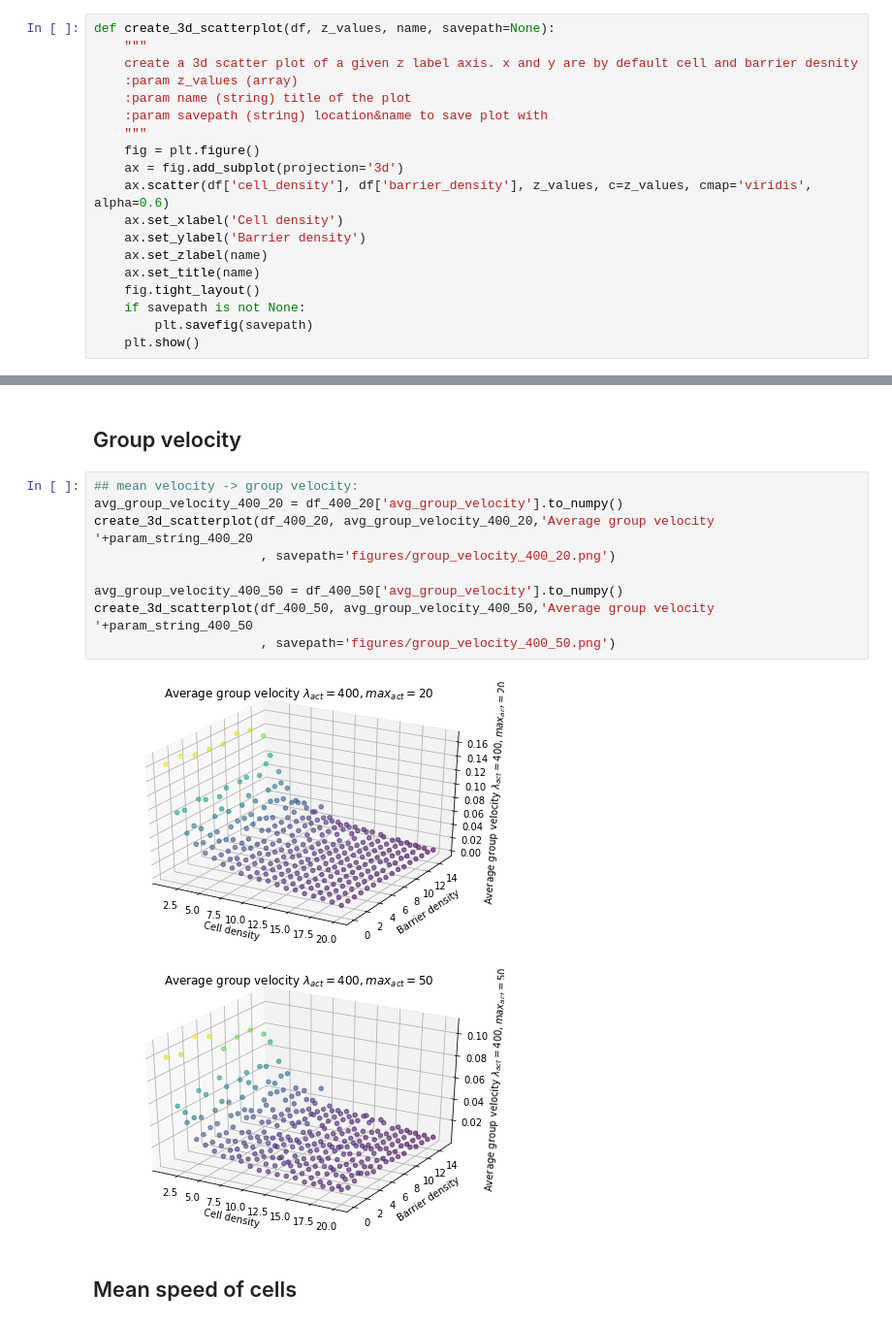
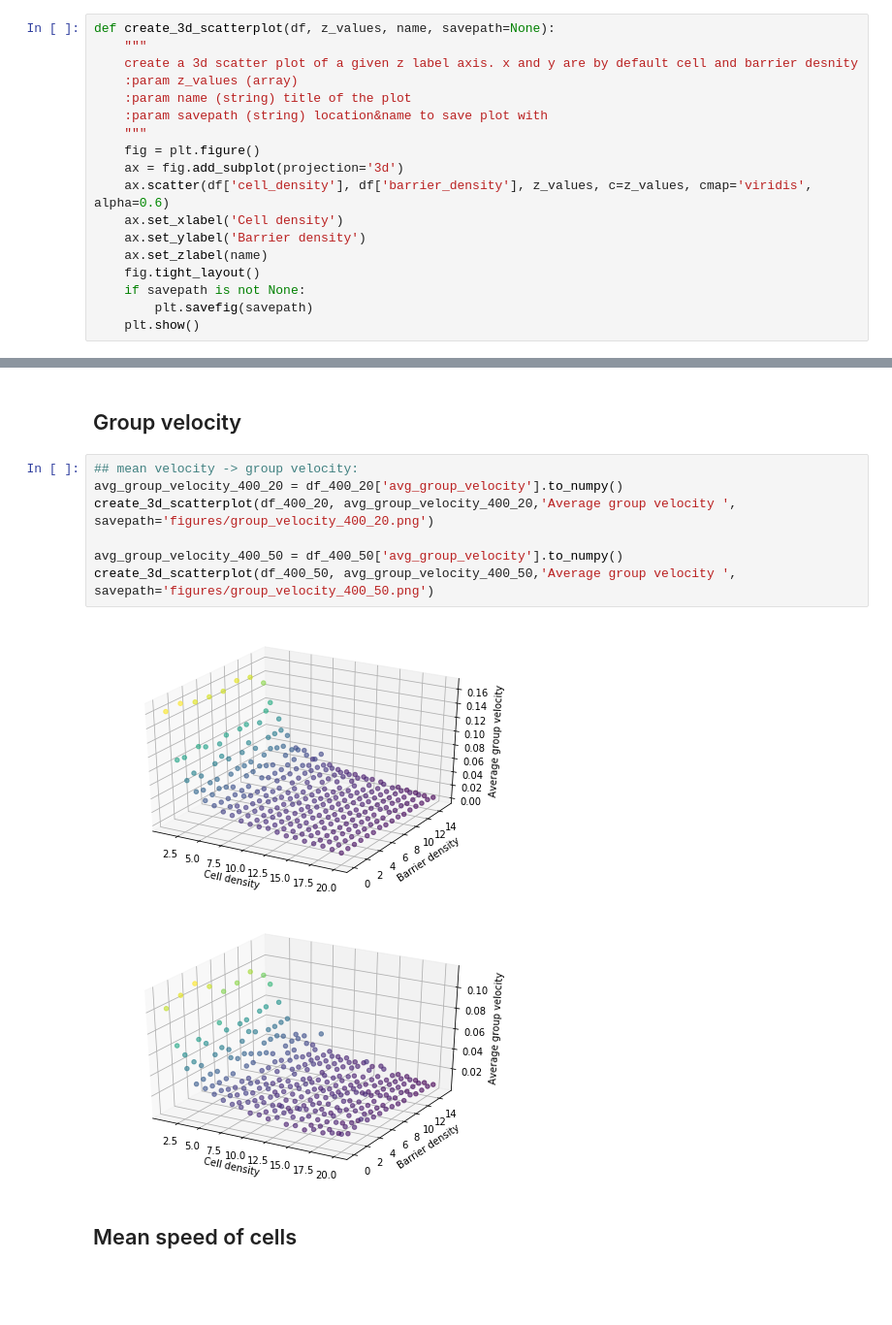
Before and after one commit to DavidLeeftink/NaturalComputing2021, a Jupyter notebook: Assignment_4/js/sim_results/results_analysis.ipynb, the cells around one changed output, grey strips where cells are left out. Shown at 97% size. Saved outputs shown, nothing was run; the diff lists cells and outputs as text; blank space fills up the shorter version.

```diff
--- a/Assignment_4/js/sim_results/results_analysis.ipynb
+++ b/Assignment_4/js/sim_results/results_analysis.ipynb
@@ -45,7 +45,6 @@ def create_3d_scatterplot(df, z_values, name, savepath=None):
     ax.set_xlabel('Cell density')
     ax.set_ylabel('Barrier density')
     ax.set_zlabel(name)
-    ax.set_title(name)
     fig.tight_layout()
     if savepath is not None:
         plt.savefig(savepath)
@@ -98,15 +88,13 @@ create_3d_scatterplot(df_400_50, mean_angles_400_50, 'Mean angle '+param_string_
 # %%
 ## mean velocity -> group velocity:
 avg_group_velocity_400_20 = df_400_20['avg_group_velocity'].to_numpy()
-create_3d_scatterplot(df_400_20, avg_group_velocity_400_20,'Average group velocity '+param_string_400_20
-                      , savepath='figures/group_velocity_400_20.png')
+create_3d_scatterplot(df_400_20, avg_group_velocity_400_20,'Average group velocity ', savepath='figures/group_velocity_400_20.png')
 
 avg_group_velocity_400_50 = df_400_50['avg_group_velocity'].to_numpy()
-create_3d_scatterplot(df_400_50, avg_group_velocity_400_50,'Average group velocity '+param_string_400_50
-                      , savepath='figures/group_velocity_400_50.png')
+create_3d_scatterplot(df_400_50, avg_group_velocity_400_50,'Average group velocity ', savepath='figures/group_velocity_400_50.png')
 # %% [output]
-[figure, old version]
+[figure, new version]
-[figure, old version]
+[figure, new version]
 # %% [markdown]
 ## Mean speed of cells
 # %%
```
Also changed, not shown: parts of 5 cells of this notebook, 8 other files.
